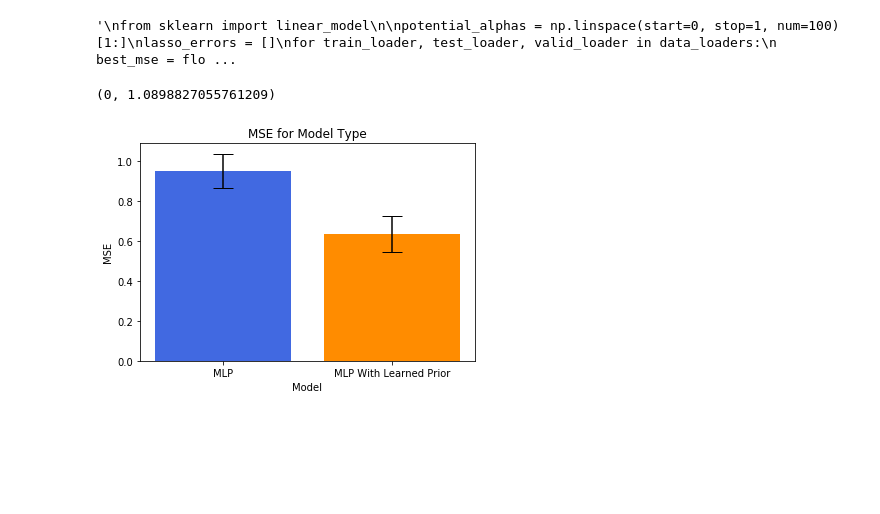
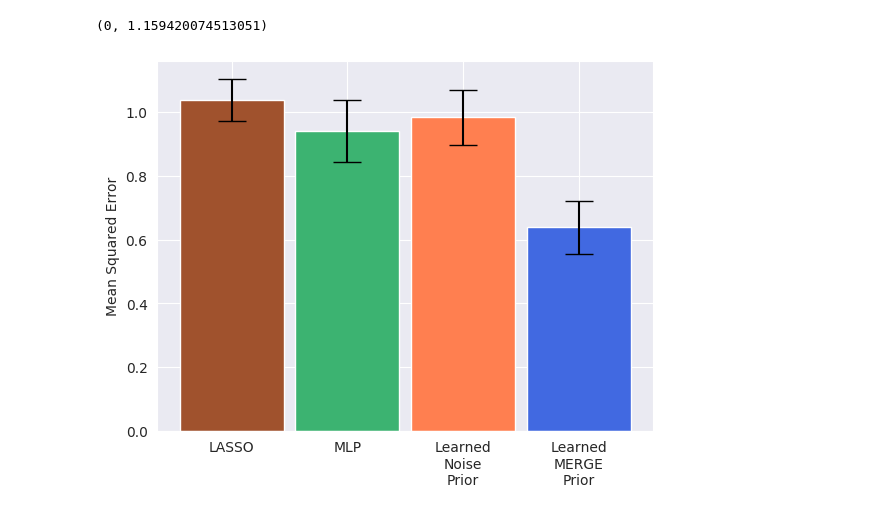
Before and after one commit to suinleelab/deep_attribution_priors, a Jupyter notebook: learned_drug_prior.ipynb, the cells around one changed output. Saved outputs shown, nothing was run; the diff lists cells and outputs as text; code cells hidden in the pictures; blank space fills up the shorter version.

Commit message:
Add validation set code

```diff
--- a/learned_drug_prior.ipynb
+++ b/learned_drug_prior.ipynb
@@ -217,8 +217,8 @@ test_errors_no_prior = []
 
 for train_loader, test_loader, valid_loader in data_loaders:
     D_in, H1, H2, D_out = train_loader.dataset.X.shape[1], 512, 256, 1
-    f1 = MLP(D_in=D_in, H1=H1, H2=H2, D_out=D_out, dropout=0.2).cuda().float()
+    f1_no_prior = MLP(D_in=D_in, H1=H1, H2=H2, D_out=D_out, dropout=0.2).cuda().float()
     f1_optimizer = optim.Adam(f1.parameters(), lr=learning_rate, weight_decay=5e-3)
 
-    test_errors_no_prior.append(train(f1))
+    test_errors_no_prior.append(train(f1_no_prior))
 # %% [output]
@@ -383,6 +328,10 @@ def train_with_learned_prior(f1, f2):
     return loss_test
 # %%
 test_errors_with_prior = []
+prior_info = merge_data.data.T
+prior_info = torch.FloatTensor(prior_info.values).cuda()
+prior_mlp_errors = []
+
 
 for train_loader, test_loader, valid_loader in data_loaders:
     D_in, H1, H2, D_out = X_train.shape[1], 512, 256, 1
@@ -399,5 +348,5 @@ for train_loader, test_loader, valid_loader in data_loaders:
 
     f2_optimizer = optim.Adam(f2.parameters(), lr=prior_learning_rate)
 
-    test_errors_with_prior.append(train_with_learned_prior(f1, f2))
+    test_errors_with_prior.append(train_with_learned_prior(f1, f2, prior_info))
 # %% [output]
@@ -494,10 +446,11 @@ prior_data = BasicDataset(X = prior_info, y = np.zeros(prior_info.shape[0]))
 
 meta_APExp = egexplainer.VariableBatchExplainer(prior_data)
 # %%
-test_loader = data_loaders[1][1]
+test_loader = data_loaders[4][1]
 for X_batch, y_batch in test_loader:
     y_batch = y_batch.squeeze()
     X_batch = X_batch.float().cuda()
     y_batch = y_batch.float().cuda()
     predicted_attributions = f2(prior_info).abs().squeeze().cpu().detach().numpy()
     meta_eg = meta_APExp.shap_values(f2, prior_info).abs().cpu().detach().numpy()
+    predicted_attributions_random_prior = f2_random(prior_info).abs().squeeze().cpu().detach().numpy()
@@ -569,57 +527,76 @@ plt.tight_layout()
 # %%
-"""
 from sklearn import linear_model
 
 potential_alphas = np.linspace(start=0, stop=1, num=100)[1:]
 lasso_errors = []
-for train_loader, test_loader, valid_loader in data_loaders:
-    best_mse = float("inf")
-    for alpha in potential_alphas:
+
+best_mse_sum = float("inf")
+best_alpha = None
+for alpha in potential_alphas:
+    mse_sum = 0
+    for train_loader, test_loader, valid_loader in data_loaders:
         clf = linear_model.Lasso(alpha=alpha)
         clf.fit(train_loader.dataset.X, train_loader.dataset.y)
-        predictions = clf.predict(test_loader.dataset.X)
-        mse = ((predictions - test_loader.dataset.y.values)**2).mean()
-        if mse < best_mse:
-            best_mse = mse
-    lasso_errors.append(best_mse)
-"""
+        predictions = clf.predict(valid_loader.dataset.X)
+        mse = ((predictions - valid_loader.dataset.y.values)**2).mean()
+        mse_sum += mse
+    if mse_sum < best_mse_sum:
+        best_alpha = alpha
+        best_mse_sum = mse_sum
-# %% [output]
-'\nfrom sklearn import linear_model\n\npotential_alphas = np.linspace(start=0, stop=1, num=100)[1:]\nlasso_errors = []\nfor train_loader, test_loader, valid_loader in data_loaders:\n    best_mse = flo ...
+# %%
+test_lasso_errors = []
+
+for train_loader, test_loader, valid_loader in data_loaders:
+    clf = linear_model.Lasso(alpha=alpha)
+    clf.fit(train_loader.dataset.X, train_loader.dataset.y)
+    predictions = clf.predict(test_loader.dataset.X)
+    mse = ((predictions - test_loader.dataset.y.values)**2).mean()
+    test_lasso_errors.append(mse)
 # %%
 from scipy.stats import sem
+import matplotlib as mpl
+
+import seaborn as sns
+sns.set_style("darkgrid")
 
 test_errors_with_prior = np.array(test_errors_with_prior)
 test_errors_no_prior = np.array(test_errors_no_prior)
+test_lasso_errors = np.array(test_lasso_errors)
+test_errors_random_prior = np.array(test_errors_random_prior)
 
 mean_errors = [
-    #lasso_errors.mean(),
+    test_lasso_errors.mean(),
     test_errors_no_prior.mean(),
+    test_errors_random_prior.mean(),
     test_errors_with_prior.mean()
 ]
 
 stderr = [
+    sem(test_lasso_errors),
     sem(test_errors_no_prior),
+    sem(test_errors_random_prior),
     sem(test_errors_with_prior)
 ]
 
 df = pd.DataFrame()
 
 plt.bar(
-    ["MLP", "MLP With Learned Prior"],
+    ["LASSO", "MLP", "Learned\nNoise\nPrior", "Learned\nMERGE\nPrior"],
     mean_errors,
     yerr = stderr,
     align='center',
     ecolor='black',
     capsize=10,
-    color=['royalblue', 'darkorange']
+    color=['sienna', 'mediumseagreen', 'coral', 'royalblue'],
+    width=0.9
 )
-plt.title("MSE for Model Type")
-plt.xlabel("Model")
-plt.ylabel("MSE")
+plt.ylabel("Mean Squared Error")
+
+plt.xticks(fontsize=10)
 plt.ylim(0)
 # %% [output]
-(0, 1.0898827055761209)
+(0, 1.159420074513051)
-[figure, old version]
+[figure, new version]
 # %%
 import matplotlib.lines as mlines
 import matplotlib.transforms as mtransforms
```
Also changed, not shown: parts of 28 cells of this notebook, 1 other file.
